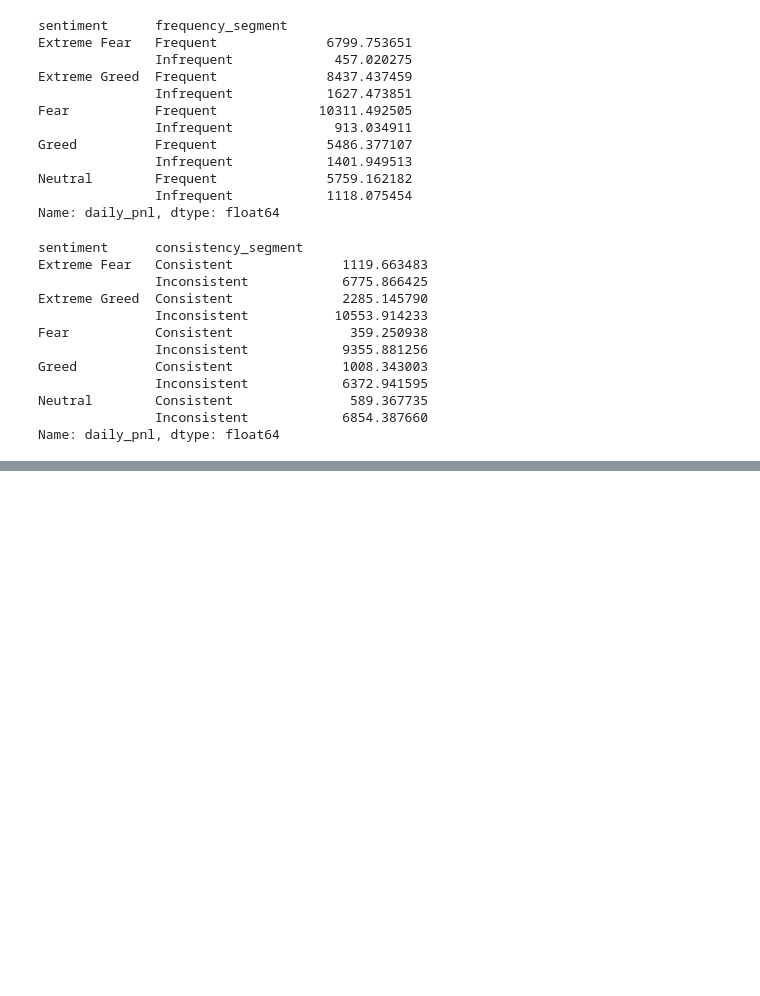
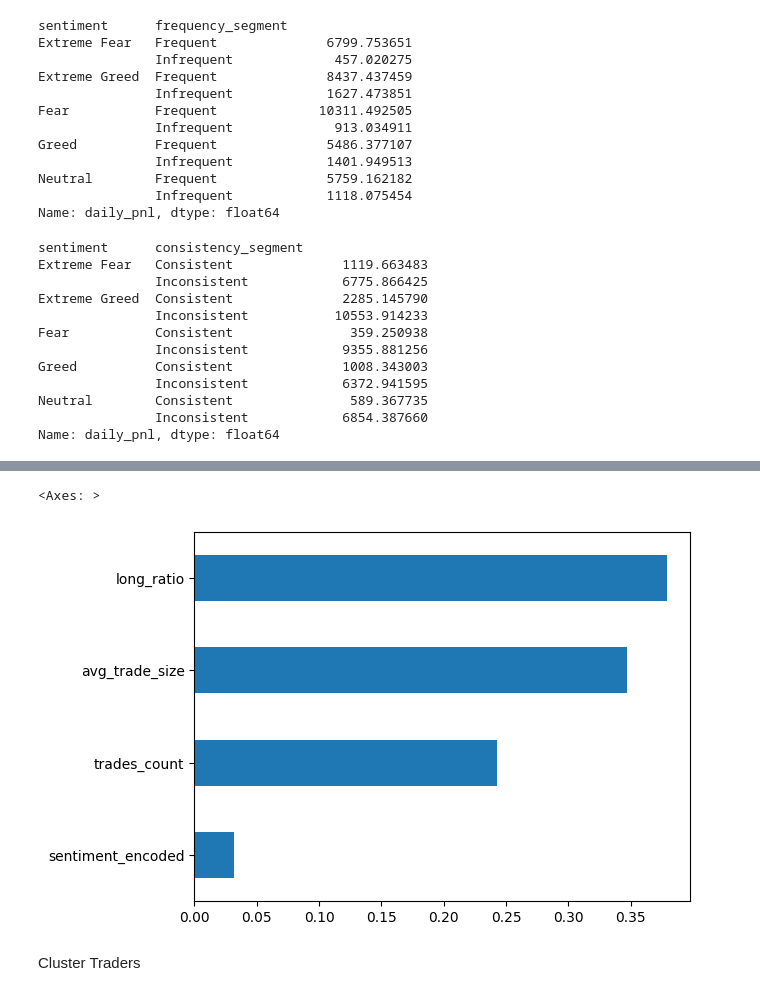
Before and after one commit to Raul-Akhuli/trader-sentiment-analysis, a Jupyter notebook: notebook_1.ipynb, the cells around one changed output, grey strips where cells are left out. Cells and saved outputs as stored; diff of their text form; code cells hidden in the pictures; blank space fills up the shorter version.

```diff
--- a/notebook_1.ipynb
+++ b/notebook_1.ipynb
@@ -274,0 +284,21 @@ plt.show()
+# %%
+data['sentiment_encoded'] = data['sentiment'].map({
+    'Fear': 0,
+    'Greed': 1
+})
+# %%
+features = [
+    'sentiment_encoded',
+    'trades_count',
+    'avg_trade_size',
+    'long_ratio'
+]
+# %%
+from sklearn.model_selection import train_test_split
+
+X = data[features]
+y = data['profit_bucket']
+
+X_train, X_test, y_train, y_test = train_test_split(
+    X, y, test_size=0.2, shuffle=False
+)
@@ -274,0 +307,10 @@ plt.show()
+# %%
+from sklearn.ensemble import RandomForestClassifier
+from sklearn.metrics import classification_report
+
+model = RandomForestClassifier()
+model.fit(X_train, y_train)
+
+preds = model.predict(X_test)
+
+print(classification_report(y_test, preds))
@@ -274,0 +326,10 @@ plt.show()
+# %%
+import pandas as pd
+
+importance = pd.Series(model.feature_importances_, index=features)
+importance.sort_values().plot(kind='barh')
+# %% [output]
+<Axes: >
+[figure, added]
+# %% [markdown]
+Cluster Traders
```
Also changed, not shown: parts of 14 cells of this notebook, 4 other files.
